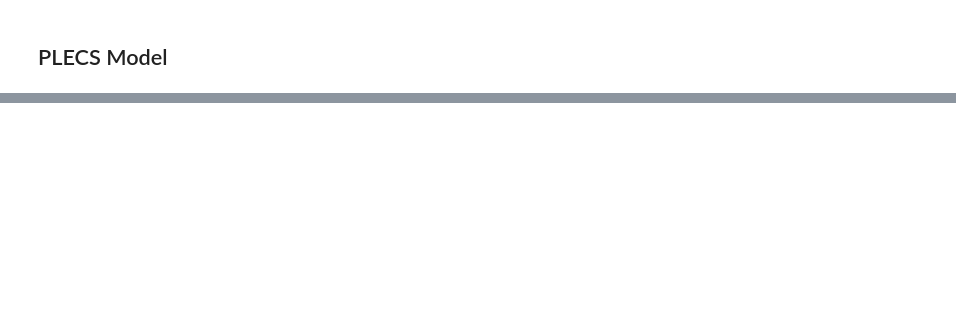
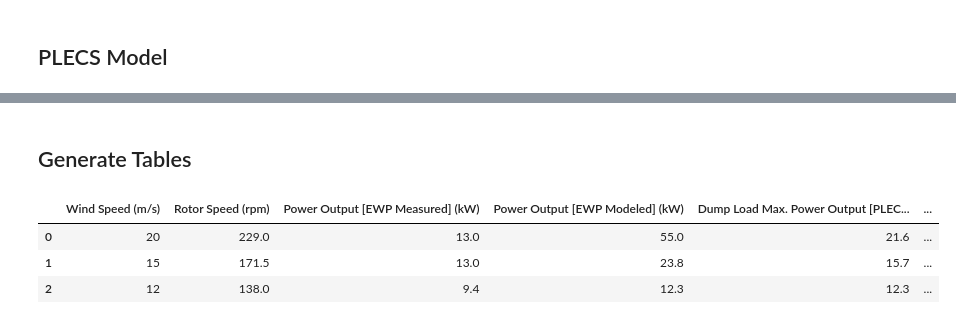
Before and after one commit to ianeyk/wind-turbine, a Jupyter notebook: measurements_and_calculations/olin_wind_speeds/plot_wind_speed_data.ipynb, the cells around one changed output, grey strips where cells are left out. Saved outputs shown, nothing was run; the diff lists cells and outputs as text; code cells hidden in the pictures; blank space fills up the shorter version.

```diff
--- a/measurements_and_calculations/olin_wind_speeds/plot_wind_speed_data.ipynb
+++ b/measurements_and_calculations/olin_wind_speeds/plot_wind_speed_data.ipynb
@@ -176,6 +191,6 @@ Load Case #
 # %%
-df_generator_power = pd.DataFrame(
-    columns = ["Wind Speed Bin (m/s)", "Power Output (kW)"],
+df_EWP_measured = pd.DataFrame(
+    columns = ["Wind Speed (m/s)", "Power Output (kW)"],
     data = [
         [0.5,  0.00],
         [1.0,  0.00],
@@ -209,5 +224,17 @@ df_generator_power = pd.DataFrame(
         [15.0, 13.01],
     ]
 )
-print(df_generator_power)
+# print(df_generator_power)
+
+df_plecs_peak = pd.DataFrame(columns = ["Peak Resistance (ohms)", "Angular Velocity (rpm)", "Peak Power (W)"])
+
+grouped_by_angular_velocity = df_plecs.groupby("Angular Velocity (rpm)")
+
+for angular_velocity, group in grouped_by_angular_velocity:
+    peak_idx = group["Power (W)"].argmax()
+    peak_resistance = group["Resistance (ohms)"].iloc[peak_idx]
+    peak_power = group["Power (W)"].iloc[peak_idx]
+    df_plecs_peak.loc[len(df_plecs_peak)] = ([peak_resistance, angular_velocity, peak_power])
+
+print(df_plecs_peak)
 # %% [output]
@@ -230,0 +248,53 @@ print(df_generator_power)
+# %% [markdown]
+## Generate Tables
+# %%
+wind_speeds_to_tabulate = [20, 15, 12]
+
+def reindex_and_interpolate(df, new_index):
+    return df.reindex(df.index | new_index).interpolate(method='index', limit_direction='both').loc[new_index]
+
+df_final_rotor_speeds = reindex_and_interpolate(df_rotor_speed.set_index("Wind Speed (m/s)"), wind_speeds_to_tabulate)
+# print(df_final_rotor_speeds)
+df_final_plecs = reindex_and_interpolate(df_plecs_peak.set_index("Angular Velocity (rpm)"), df_final_rotor_speeds["Rotor Speed (rpm)"])
+df_final_plecs["Peak Power (kW)"] = df_final_plecs["Peak Power (W)"] / 1000
+# print(df_final_plecs)
+df_final_EWP_measured = reindex_and_interpolate(df_EWP_measured.set_index("Wind Speed (m/s)"), wind_speeds_to_tabulate)
+# print(df_final_EWP_measured)
+df_final_EWP_modeled = reindex_and_interpolate(df_EWP_modeled.set_index("Wind Speed (m/s)"), wind_speeds_to_tabulate)
+# print(df_final_EWP_modeled)
+
+df_joined = df_final_rotor_speeds
+df_joined = df_joined.join(
+    df_final_EWP_modeled.rename({
+        "Power Output (kW)": "Power Output [EWP Modeled] (kW)"
+    }, axis = "columns")
+)
+df_joined = df_joined.join(
+    df_final_EWP_measured.rename({
+        "Power Output (kW)": "Power Output [EWP Measured] (kW)"
+    }, axis = "columns")
+)
+df_joined = df_joined.join(
+    df_final_plecs.rename({
+        "Angular Velocity (rpm)": "Rotor Speed (rpm)",
+        "Peak Resistance (ohms)": "Ideal Load Resistance [PLECS] (ohms)",
+        "Peak Power (kW)": "Dump Load Max. Power Output [PLECS] (kW)"
+    }, axis = "columns"),
+    on = "Rotor Speed (rpm)"
+)
+df_final = df_joined.reset_index()[[
+    "Wind Speed (m/s)",
+    "Rotor Speed (rpm)",
+    "Power Output [EWP Modeled] (kW)",
+    "Power Output [EWP Measured] (kW)",
+    "Dump Load Max. Power Output [PLECS] (kW)",
+    "Ideal Load Resistance [PLECS] (ohms)",
+    ]]
+
+# print(df_final.to_markdown())
+df_final.round(decimals = 1)
+# %% [output]
+|  | Wind Speed (m/s) | Rotor Speed (rpm) | Power Output [EWP Measured] (kW) | Power Output [EWP Modeled] (kW) | Dump Load Max. Power Output [PLEC... | ... |
+| 0 | 20 | 229.0 | 13.0 | 55.0 | 21.6 | ... |
+| 1 | 15 | 171.5 | 13.0 | 23.8 | 15.7 | ... |
+| 2 | 12 | 138.0 | 9.4 | 12.3 | 12.3 | ... |
```
Also changed, not shown: parts of 8 cells of this notebook, 4 other files.
